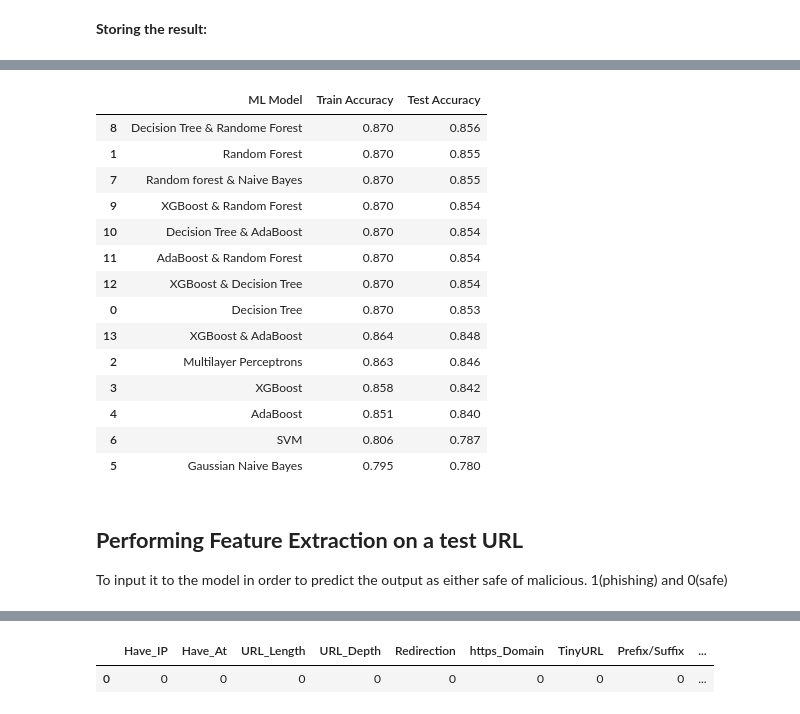
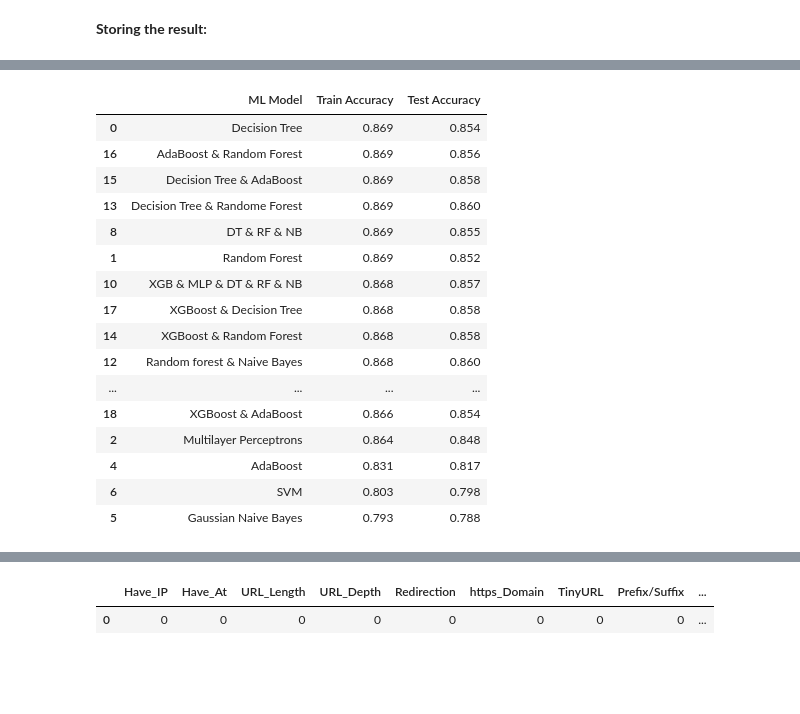
Before and after one commit to DeepanviCS18B009/Malicious-URL-Detector, a Jupyter notebook: Part_A_Model_Training_and_Performance_Evaluation.ipynb, the cells around one changed output, grey strips where cells are left out. Cells and saved outputs as stored; diff of their text form; code cells hidden in the pictures; blank space fills up the shorter version.

```diff
--- a/Part_A_Model_Training_and_Performance_Evaluation.ipynb
+++ b/Part_A_Model_Training_and_Performance_Evaluation.ipynb
@@ -672,22 +1042,21 @@ results
 # %%
 #Sorting the datafram on accuracy
-results.sort_values(by=['Test Accuracy', 'Train Accuracy'], ascending=False)
+results.sort_values(by=['Train Accuracy'], ascending=False)
 # %% [output]
 |  | ML Model | Train Accuracy | Test Accuracy |
-| 8 | Decision Tree & Randome Forest | 0.870 | 0.856 |
-| 1 | Random Forest | 0.870 | 0.855 |
-| 7 | Random forest & Naive Bayes | 0.870 | 0.855 |
-| 9 | XGBoost & Random Forest | 0.870 | 0.854 |
-| 10 | Decision Tree & AdaBoost | 0.870 | 0.854 |
-| 11 | AdaBoost & Random Forest | 0.870 | 0.854 |
-| 12 | XGBoost & Decision Tree | 0.870 | 0.854 |
-| 0 | Decision Tree | 0.870 | 0.853 |
-| 13 | XGBoost & AdaBoost | 0.864 | 0.848 |
-| 2 | Multilayer Perceptrons | 0.863 | 0.846 |
-| 3 | XGBoost | 0.858 | 0.842 |
-| 4 | AdaBoost | 0.851 | 0.840 |
-| 6 | SVM | 0.806 | 0.787 |
-| 5 | Gaussian Naive Bayes | 0.795 | 0.780 |
+| 0 | Decision Tree | 0.869 | 0.854 |
+| 16 | AdaBoost & Random Forest | 0.869 | 0.856 |
+| 15 | Decision Tree & AdaBoost | 0.869 | 0.858 |
+| 13 | Decision Tree & Randome Forest | 0.869 | 0.860 |
+| 8 | DT & RF & NB | 0.869 | 0.855 |
+| 1 | Random Forest | 0.869 | 0.852 |
+| 10 | XGB & MLP & DT & RF & NB | 0.868 | 0.857 |
+| 17 | XGBoost & Decision Tree | 0.868 | 0.858 |
+| 14 | XGBoost & Random Forest | 0.868 | 0.858 |
+| 12 | Random forest & Naive Bayes | 0.868 | 0.860 |
+| ... | ... | ... | ... |
+| 18 | XGBoost & AdaBoost | 0.866 | 0.854 |
+| 2 | Multilayer Perceptrons | 0.864 | 0.848 |
+| 4 | AdaBoost | 0.831 | 0.817 |
+| 6 | SVM | 0.803 | 0.798 |
+| 5 | Gaussian Naive Bayes | 0.793 | 0.788 |
-# %% [markdown]
-## **Performing Feature Extraction on a test URL**
-To input it to the model in order to predict the output as either safe of malicious. 1(phishing) and 0(safe)
```
Also changed, not shown: parts of 98 cells of this notebook.
